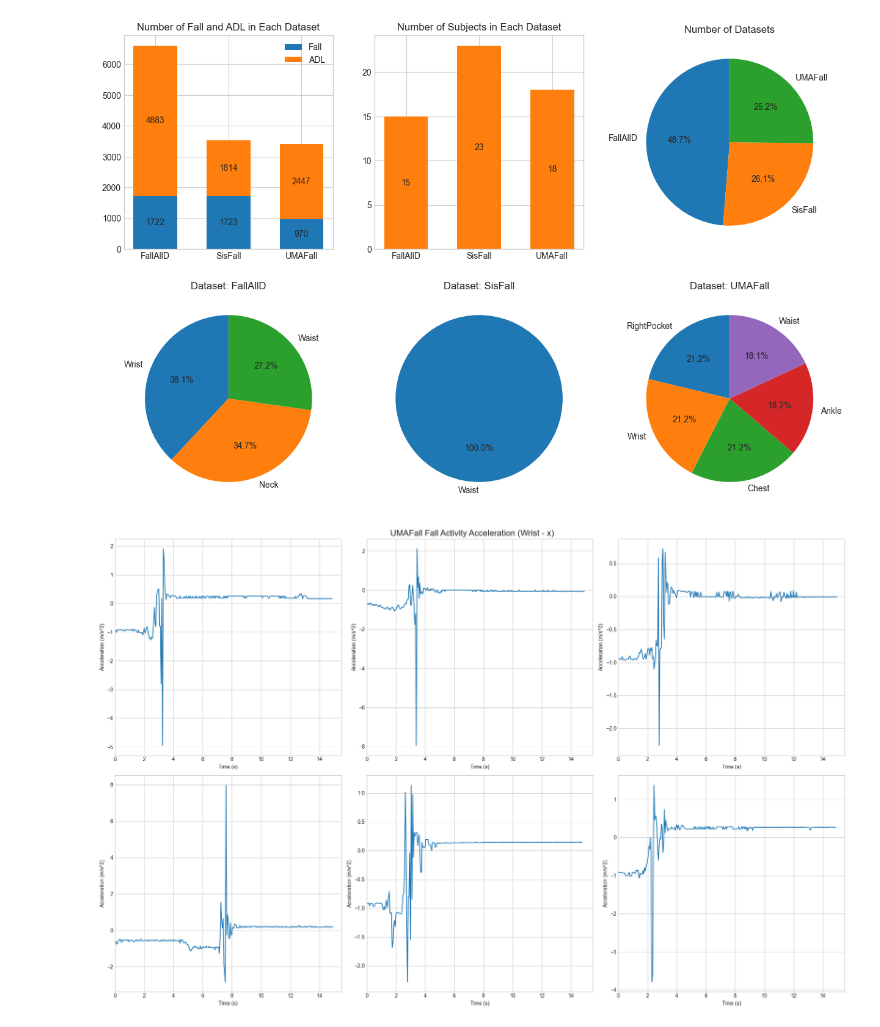
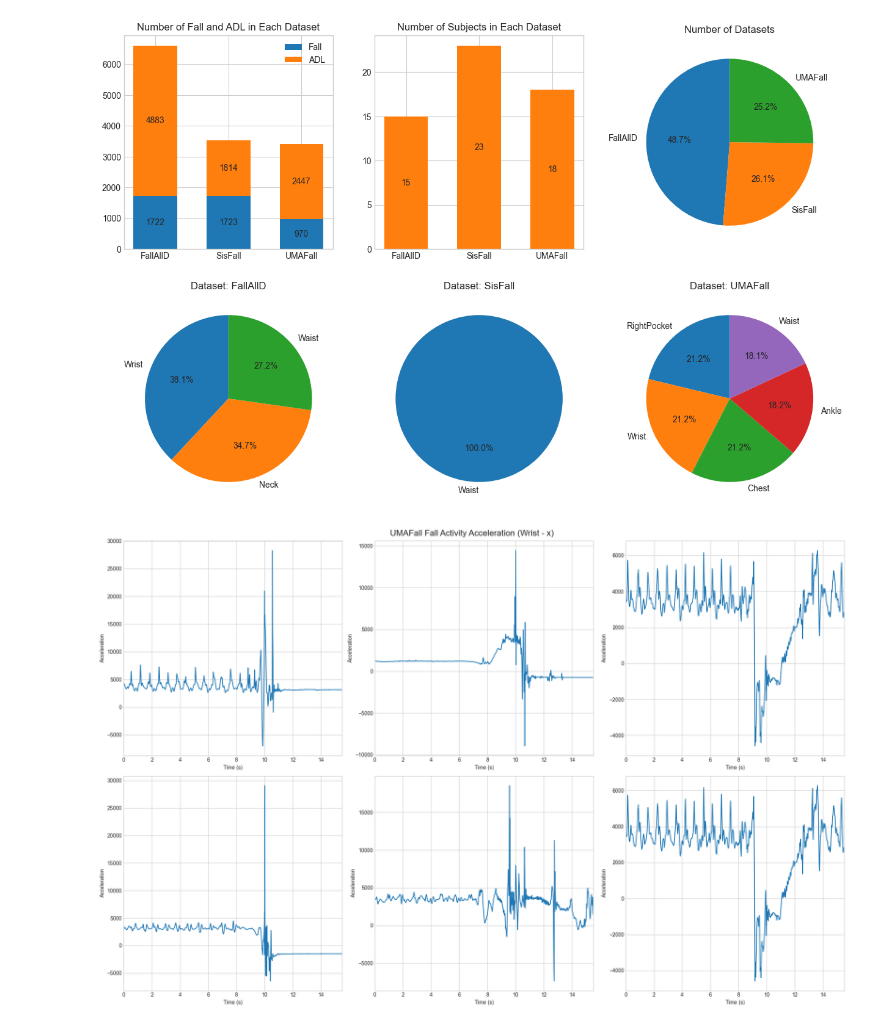
Before and after one commit to Ren8394/Fall-Detection-Collection, a Jupyter notebook: datasets/data-visualisation.ipynb, the cells around one changed output. Drawn from its saved outputs; the diff is of its cells as text; code cells hidden in the pictures.

Commit message:
acceleration signal plot

```diff
--- a/datasets/data-visualisation.ipynb
+++ b/datasets/data-visualisation.ipynb
@@ -68,27 +68,27 @@ plt.show()
 # %%
 """
 Plot Fall Accerlation of the dataset (Wrist - x)
 """
-sr = 20
-df = df_UMAFall[df_UMAFall['Device'] == 'Wrist']
+# sr = 20
+# df = df_UMAFall[df_UMAFall['Device'] == 'Wrist']
 
-# sr = 238
-# df = df_FallAllD[df_FallAllD['Device'] == 'Wrist']
+sr = 238
+df = df_FallAllD[df_FallAllD['Device'] == 'Wrist']
 
 df = df[df['Activity'] == 'Fall']
 df.reset_index(drop=True, inplace=True)
 
 fig, axs = plt.subplots(2, 3, figsize=(20, 13))
 axs = axs.flatten()
 for i, v in enumerate(np.random.randint(0, df.shape[0], 6)):
     x = np.arange(0, df.loc[v, 'Acc'].shape[0], 1) / sr
     y = df.loc[v, 'Acc'][:, 0].tolist()
     axs[i].plot(x, y)
     axs[i].set_xlabel('Time (s)')
-    axs[i].set_ylabel('Acceleration (m/s^2)')
+    axs[i].set_ylabel('Acceleration')
     axs[i].set_xlim(0, 15.5)
 fig.suptitle(f"UMAFall Fall Activity Acceleration (Wrist - x)", fontsize=16)
 plt.tight_layout()
 plt.show()
 # %% [output]
-[figure, old version]
+[figure, new version]
```
